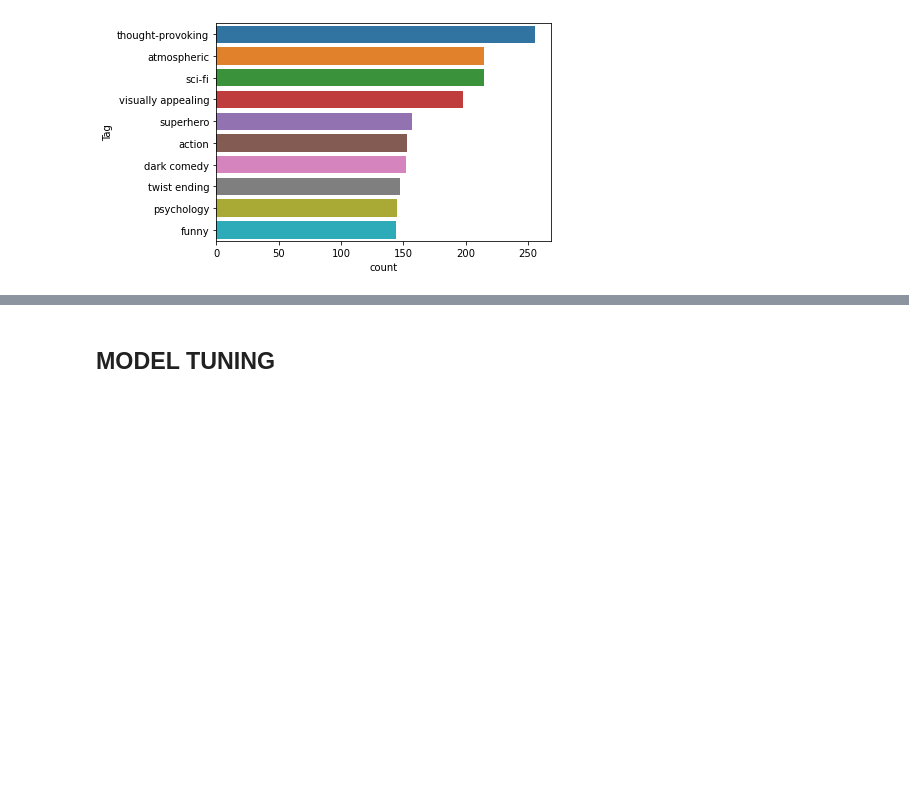
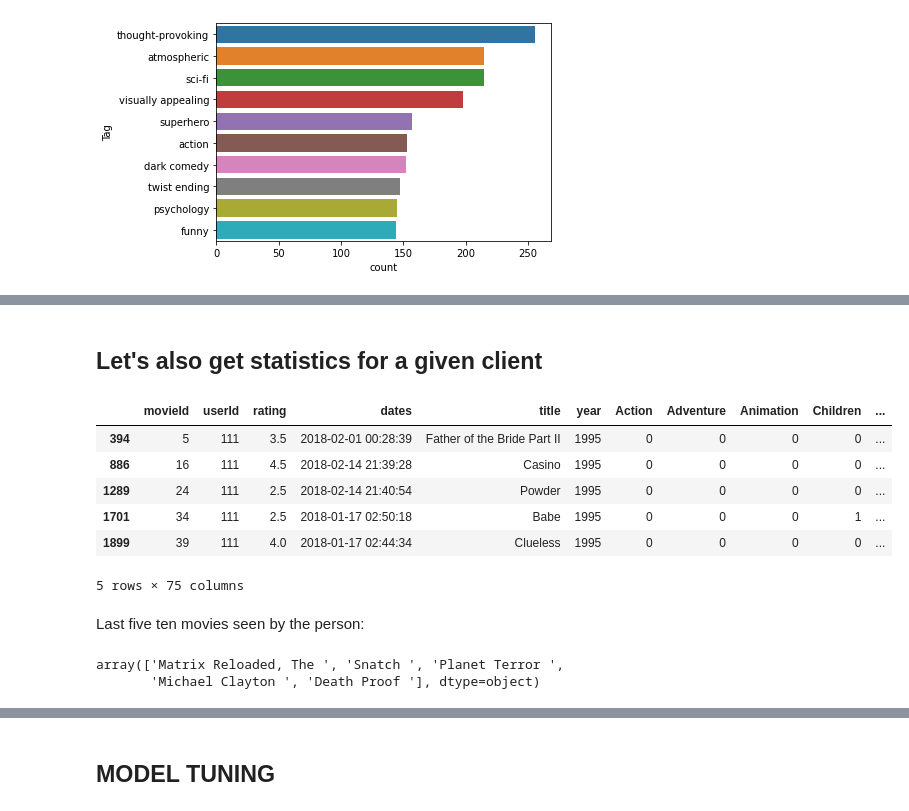
Before and after one commit to NavasFrancisco/MoviesRecommender, a Jupyter notebook: MoviesRecommender.ipynb, the cells around one changed output, grey strips where cells are left out. Drawn from its saved outputs; the diff is of its cells as text; code cells hidden in the pictures; blank space fills up the shorter version.

Commit message:
With changes and client 111

```diff
--- a/MoviesRecommender.ipynb
+++ b/MoviesRecommender.ipynb
@@ -627,0 +659,16 @@ plot_wordcloud(top_genre(df, 100, 365))
+# %% [markdown]
+## Let's also get statistics for a given client
+# %%
+mask = df.userId == 111
+df111 = df.loc[mask]
+df111.head()
+# %% [output]
+|  | movieId | userId | rating | dates | title | year | Action | Adventure | Animation | Children | ... |
+| 394 | 5 | 111 | 3.5 | 2018-02-01 00:28:39 | Father of the Bride Part II | 1995 | 0 | 0 | 0 | 0 | ... |
+| 886 | 16 | 111 | 4.5 | 2018-02-14 21:39:28 | Casino | 1995 | 0 | 0 | 0 | 0 | ... |
+| 1289 | 24 | 111 | 2.5 | 2018-02-14 21:40:54 | Powder | 1995 | 0 | 0 | 0 | 0 | ... |
+| 1701 | 34 | 111 | 2.5 | 2018-01-17 02:50:18 | Babe | 1995 | 0 | 0 | 0 | 1 | ... |
+| 1899 | 39 | 111 | 4.0 | 2018-01-17 02:44:34 | Clueless | 1995 | 0 | 0 | 0 | 0 | ... |
+5 rows × 75 columns
+# %% [markdown]
+Last five ten movies seen by the person:
@@ -627,0 +680,5 @@ plot_wordcloud(top_genre(df, 100, 365))
+# %%
+last_movies_seen(df111, 5)
+# %% [output]
+array(['Matrix Reloaded, The ', 'Snatch ', 'Planet Terror ',
+       'Michael Clayton ', 'Death Proof '], dtype=object)
```
Also changed, not shown: parts of 65 cells of this notebook.
